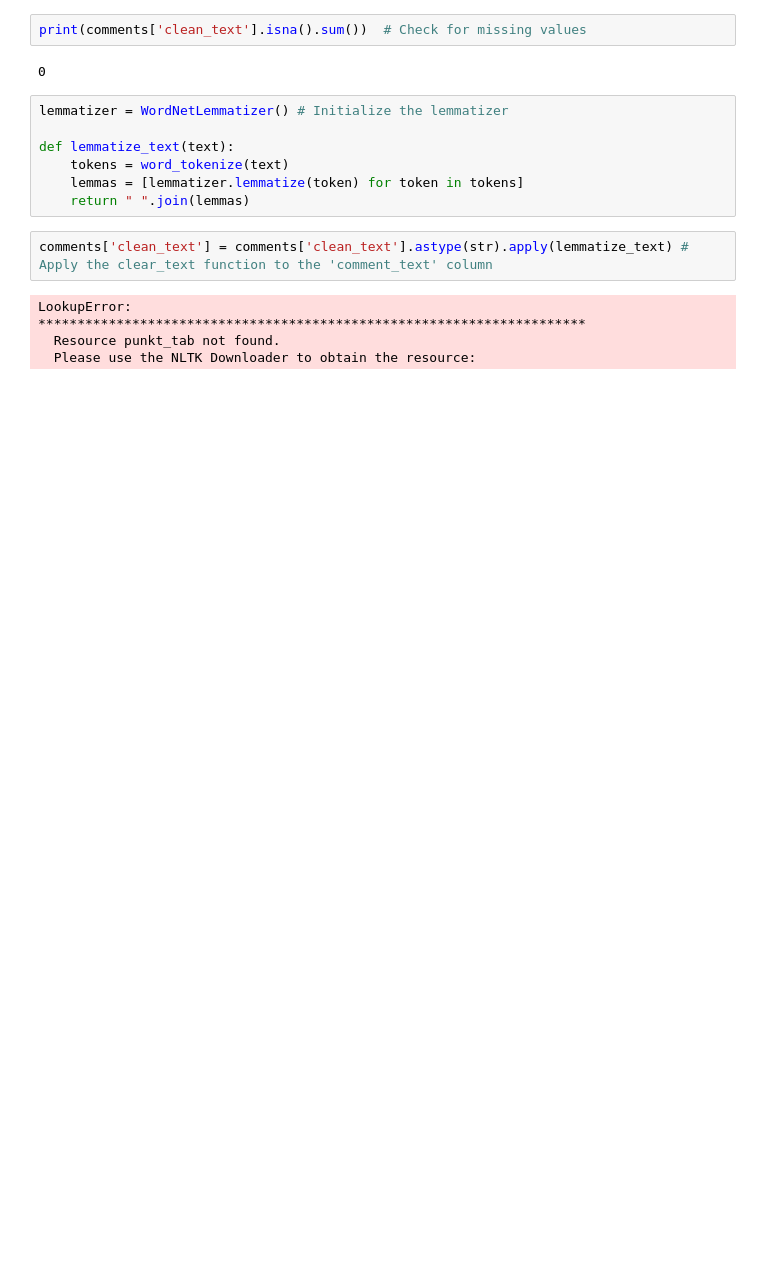
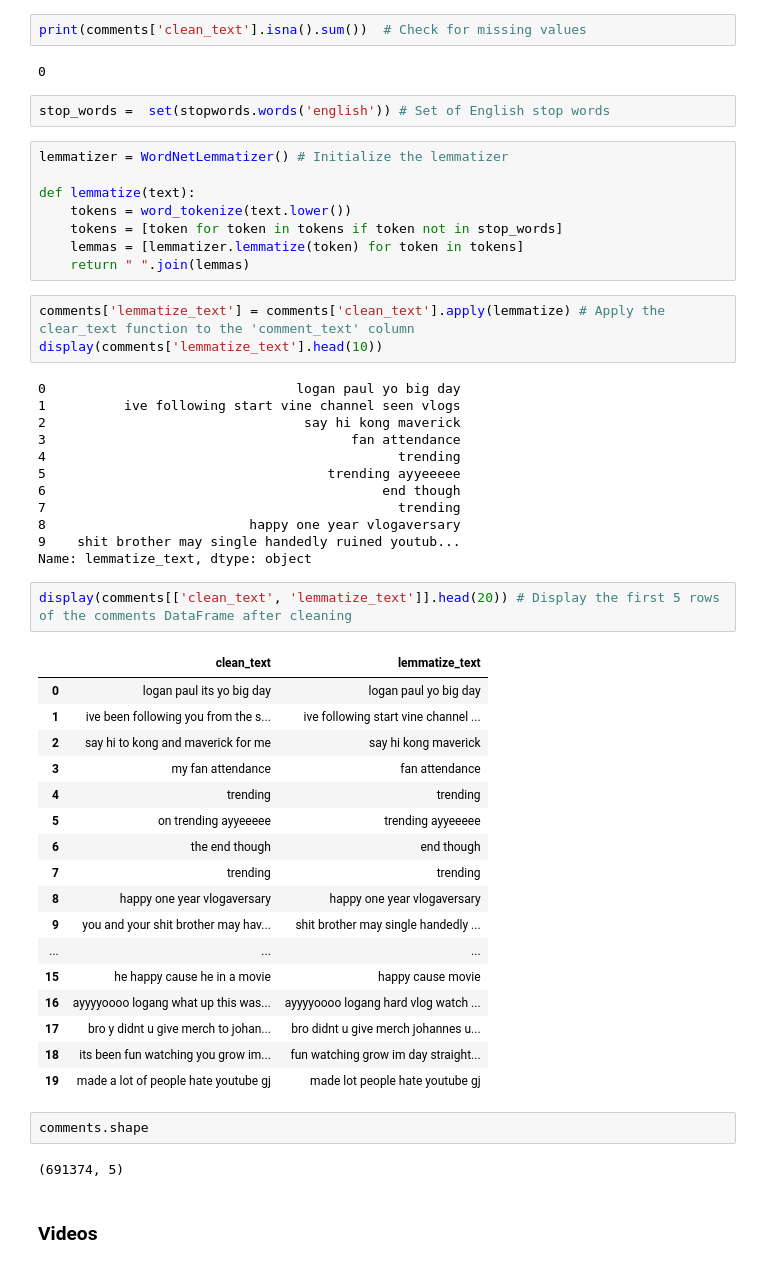
Before and after one commit to betanight/youtube_sentiment_analysis, a Jupyter notebook: notebooks/eda_analysis_jeel.ipynb, the cells around one changed output. Drawn from its saved outputs; the diff is of its cells as text; blank space fills up the shorter version.

```diff
--- a/notebooks/eda_analysis_jeel.ipynb
+++ b/notebooks/eda_analysis_jeel.ipynb
@@ -215,17 +216,54 @@ True
 print(comments['clean_text'].isna().sum())  # Check for missing values
 # %% [output]
 0
+# %%
+stop_words =  set(stopwords.words('english')) # Set of English stop words
 # %%
 lemmatizer = WordNetLemmatizer() # Initialize the lemmatizer
 
-def lemmatize_text(text):
-    tokens = word_tokenize(text)
+def lemmatize(text):
+    tokens = word_tokenize(text.lower())
+    tokens = [token for token in tokens if token not in stop_words]
     lemmas = [lemmatizer.lemmatize(token) for token in tokens]
     return " ".join(lemmas)
 # %%
-comments['clean_text'] = comments['clean_text'].astype(str).apply(lemmatize_text) # Apply the clear_text function to the 'comment_text' column
+comments['lemmatize_text'] = comments['clean_text'].apply(lemmatize) # Apply the clear_text function to the 'comment_text' column
+display(comments['lemmatize_text'].head(10))
 # %% [output]
-LookupError:
-**********************************************************************
-  Resource punkt_tab not found.
-  Please use the NLTK Downloader to obtain the resource:
+0                                logan paul yo big day
+1          ive following start vine channel seen vlogs
+2                                 say hi kong maverick
+3                                       fan attendance
+4                                             trending
+5                                    trending ayyeeeee
+6                                           end though
+7                                             trending
+8                          happy one year vlogaversary
+9    shit brother may single handedly ruined youtub...
+Name: lemmatize_text, dtype: object
+# %%
+display(comments[['clean_text', 'lemmatize_text']].head(20)) # Display the first 5 rows of the comments DataFrame after cleaning
+# %% [output]
+|  | clean_text | lemmatize_text |
+| 0 | logan paul its yo big day | logan paul yo big day |
+| 1 | ive been following you from the s... | ive following start vine channel ... |
+| 2 | say hi to kong and maverick for me | say hi kong maverick |
+| 3 | my fan attendance | fan attendance |
+| 4 | trending | trending |
+| 5 | on trending ayyeeeee | trending ayyeeeee |
+| 6 | the end though | end though |
+| 7 | trending | trending |
+| 8 | happy one year vlogaversary | happy one year vlogaversary |
+| 9 | you and your shit brother may hav... | shit brother may single handedly ... |
+| ... | ... | ... |
+| 15 | he happy cause he in a movie | happy cause movie |
+| 16 | ayyyyoooo logang what up this was... | ayyyyoooo logang hard vlog watch ... |
+| 17 | bro y didnt u give merch to johan... | bro didnt u give merch johannes u... |
+| 18 | its been fun watching you grow im... | fun watching grow im day straight... |
+| 19 | made a lot of people hate youtube gj | made lot people hate youtube gj |
+# %%
+comments.shape
+# %% [output]
+(691374, 5)
+# %% [markdown]
+### Videos
```
Also changed, not shown: parts of 5 cells of this notebook.
